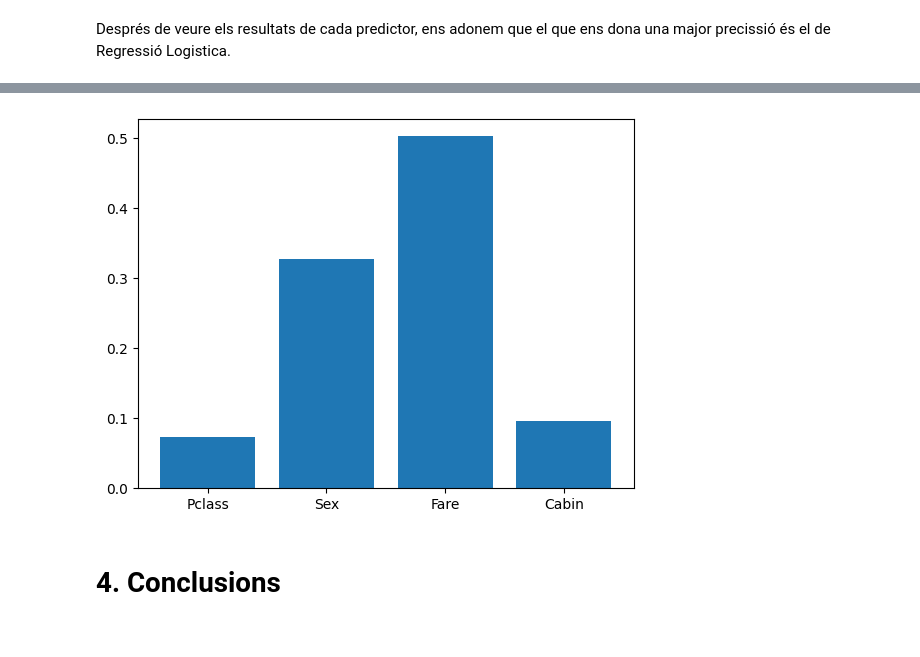
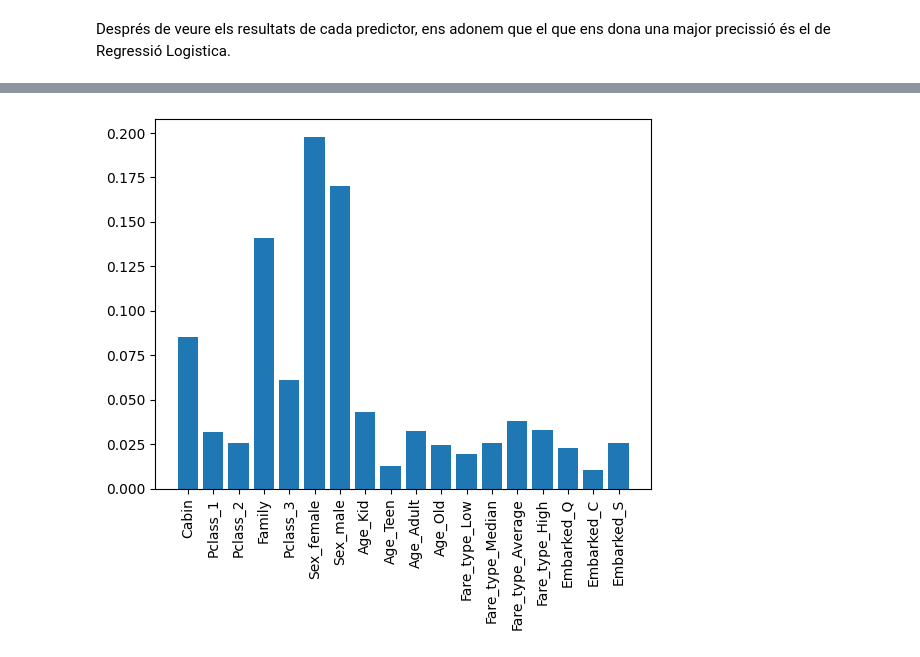
Before and after one commit to Luisbp27/practica2_ia, a Jupyter notebook: src/main.ipynb, the cells around one changed output, grey strips where cells are left out. Saved outputs shown, nothing was run; the diff lists cells and outputs as text; code cells hidden in the pictures.

```diff
--- a/src/main.ipynb
+++ b/src/main.ipynb
@@ -173,7 +187,7 @@ del model["SibSp"]
 del model["Parch"]
 
 # Afegim la columna family
-model.insert(4, "Family", family, True)
+model.insert(5, "Family", family, True)
 
 model
 # %% [output]
@@ -389,0 +837,11 @@ El model d'Arbres de Decissió és un 3.59% millor que el Perceptró
+# %%
+scaler = preprocessing.MinMaxScaler()
+
+y = model["Survived"]
+x = model.drop("Survived", axis=1)
+
+# Escalam les dades en funció de x
+x = scaler.fit_transform(x)
+
+x_train, x_test, y_train, y_test = train_test_split(x, y, test_size=0.3, stratify=y , random_state=42)
+x_train.shape, x_test.shape, y_train.shape, y_test.shape
@@ -428,22 +918,35 @@ plt.show()
 # %%
 forest = RandomForestClassifier()
 
 forest.fit(x_train, y_train)
 
 importance = forest.feature_importances_
 
 importance
 
 data = {
-    "Pclass" : importance[0],
-    "Sex" : importance[1],
-    "Fare" : importance[2],
-    "Cabin" : importance[3],
+    "Cabin" : importance[0],
+    "Pclass_1" : importance[1],
+    "Pclass_2" : importance[2],
+    "Pclass3" : importance[3],
+    "Family" : importance[4],
+    "Sex_female" : importance[5],
+    "Sex_male" : importance[6],
+    "Age_Kid" : importance[7],
+    "Age_Teen" : importance[8],
+    "Age_Adult" : importance[9],
+    "Age_Old" : importance[10],
+    "Fare_type_Low" : importance[11],
+    "Fare_type_Median" : importance[12],
+    "Fare_type_Average" : importance[13],
+    "Fare_type_High" : importance[14],
+    "Embarked_Q" : importance[15],
+    "Embarked_C" : importance[16],
+    "Embarked_S" : importance[17]
 }
 
 plt.bar(data.keys(), data.values())
+plt.xticks(rotation="vertical")
 plt.show()
 # %% [output]
-[figure, old version]
+[figure, new version]
-# %% [markdown]
-# 4. Conclusions
```
Also changed, not shown: parts of 75 cells of this notebook.
